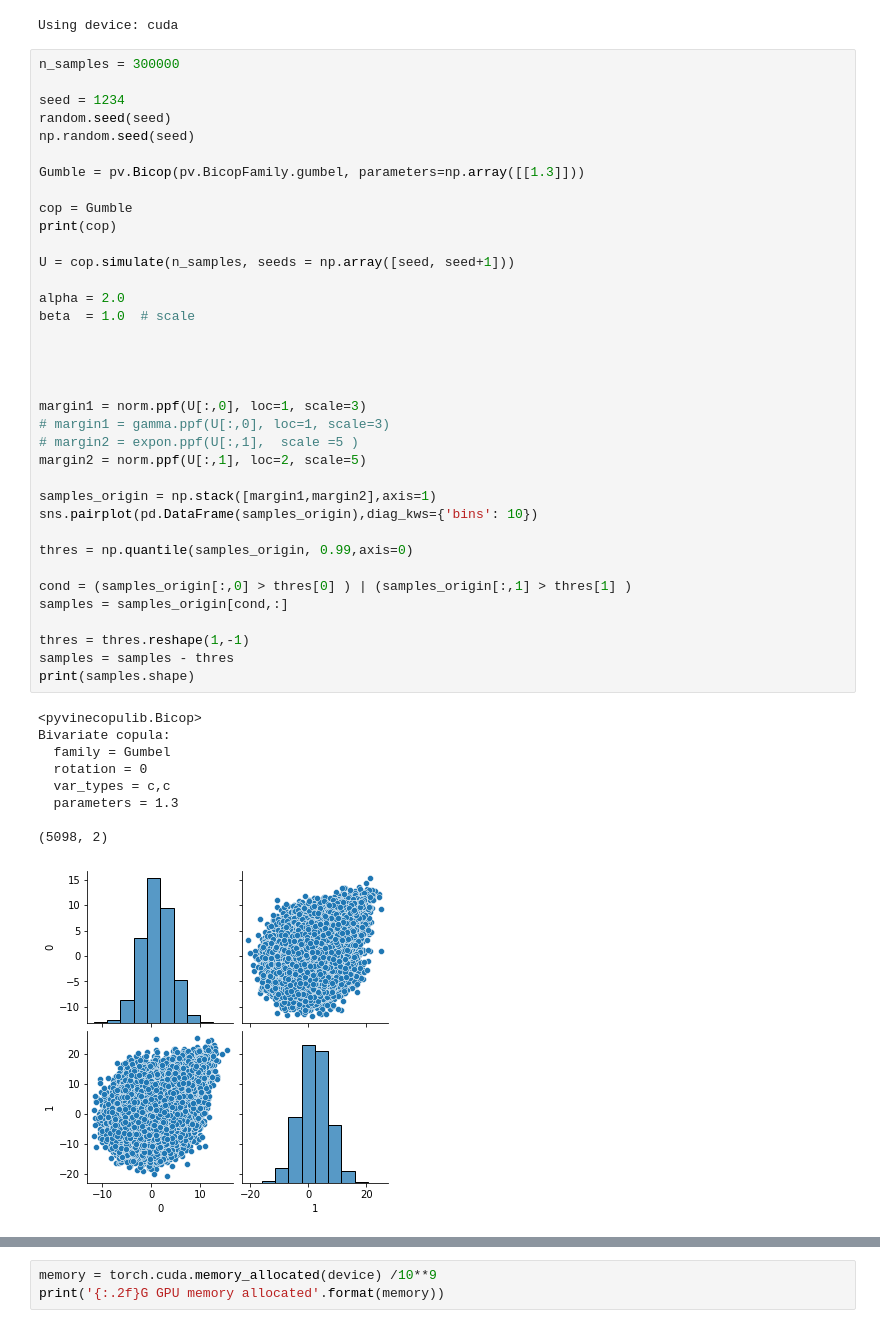
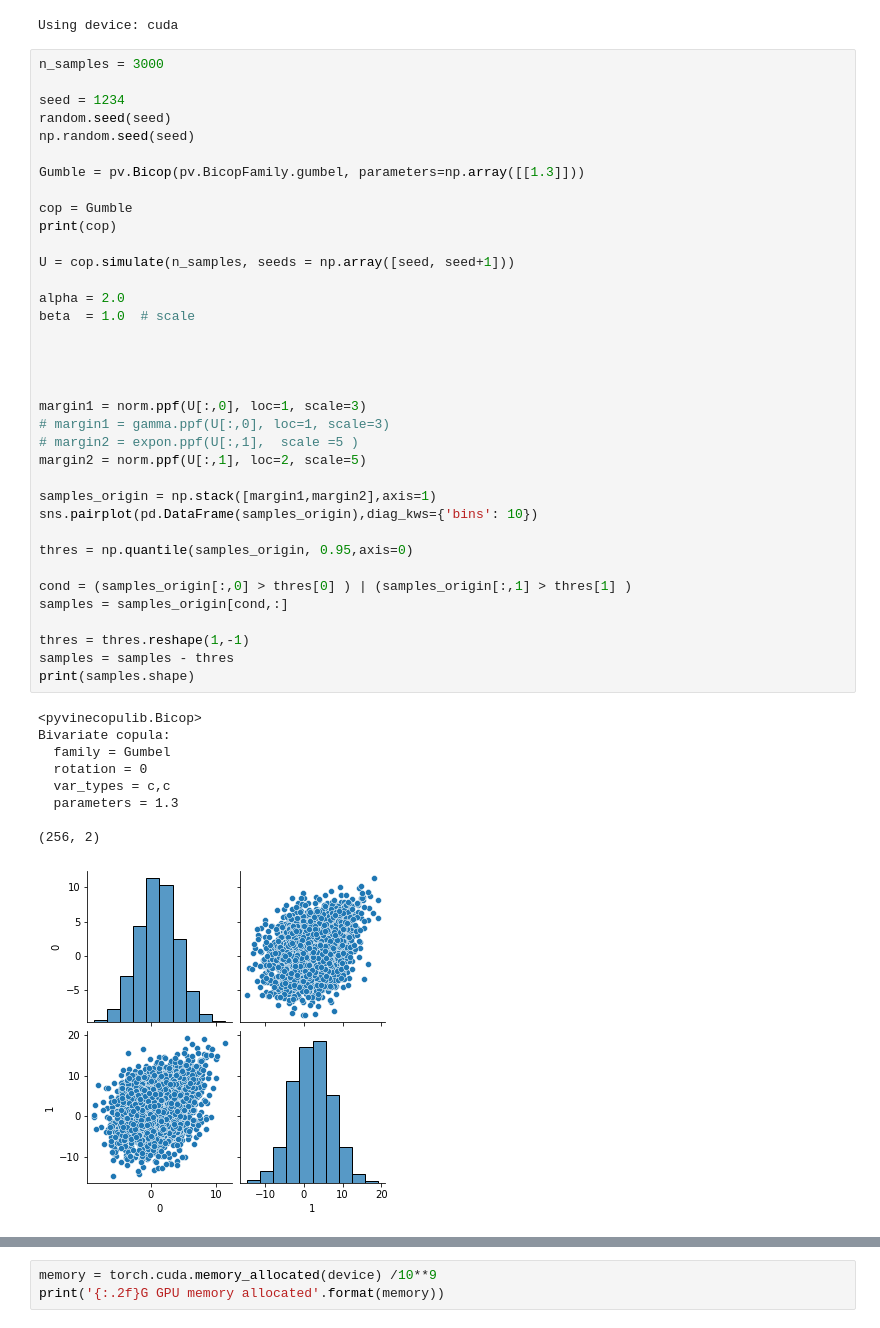
Before and after one commit to hcl516926907/GPDFlow, a Jupyter notebook: GPDFlow_Simulation_2D.ipynb, the cells around one changed output, grey strips where cells are left out. Cells and saved outputs as stored; diff of their text form.

```diff
--- a/GPDFlow_Simulation_2D.ipynb
+++ b/GPDFlow_Simulation_2D.ipynb
@@ -22,7 +22,7 @@ from GPDFlow import T_mGPD_NF
 # %% [output]
 Using device: cuda
 # %%
-n_samples = 300000
+n_samples = 3000
 
 seed = 1234
 random.seed(seed)
@@ -37,33 +37,33 @@ U = cop.simulate(n_samples, seeds = np.array([seed, seed+1]))
 
 alpha = 2.0
 beta  = 1.0  # scale
 
 
 
 
 margin1 = norm.ppf(U[:,0], loc=1, scale=3)
 # margin1 = gamma.ppf(U[:,0], loc=1, scale=3)
 # margin2 = expon.ppf(U[:,1],  scale =5 )
 margin2 = norm.ppf(U[:,1], loc=2, scale=5)
 
 samples_origin = np.stack([margin1,margin2],axis=1)
 sns.pairplot(pd.DataFrame(samples_origin),diag_kws={'bins': 10})
 
-thres = np.quantile(samples_origin, 0.99,axis=0)
+thres = np.quantile(samples_origin, 0.95,axis=0)
 
 cond = (samples_origin[:,0] > thres[0] ) | (samples_origin[:,1] > thres[1] )
 samples = samples_origin[cond,:]
 
 thres = thres.reshape(1,-1)
 samples = samples - thres
 print(samples.shape)
 # %% [output]
 <pyvinecopulib.Bicop>
 Bivariate copula:
   family = Gumbel
   rotation = 0
   var_types = c,c
   parameters = 1.3
 
-(5098, 2)
+(256, 2)
-[figure, old version]
+[figure, new version]
```
Also changed, not shown: parts of 5 cells of this notebook, 13 other files.
